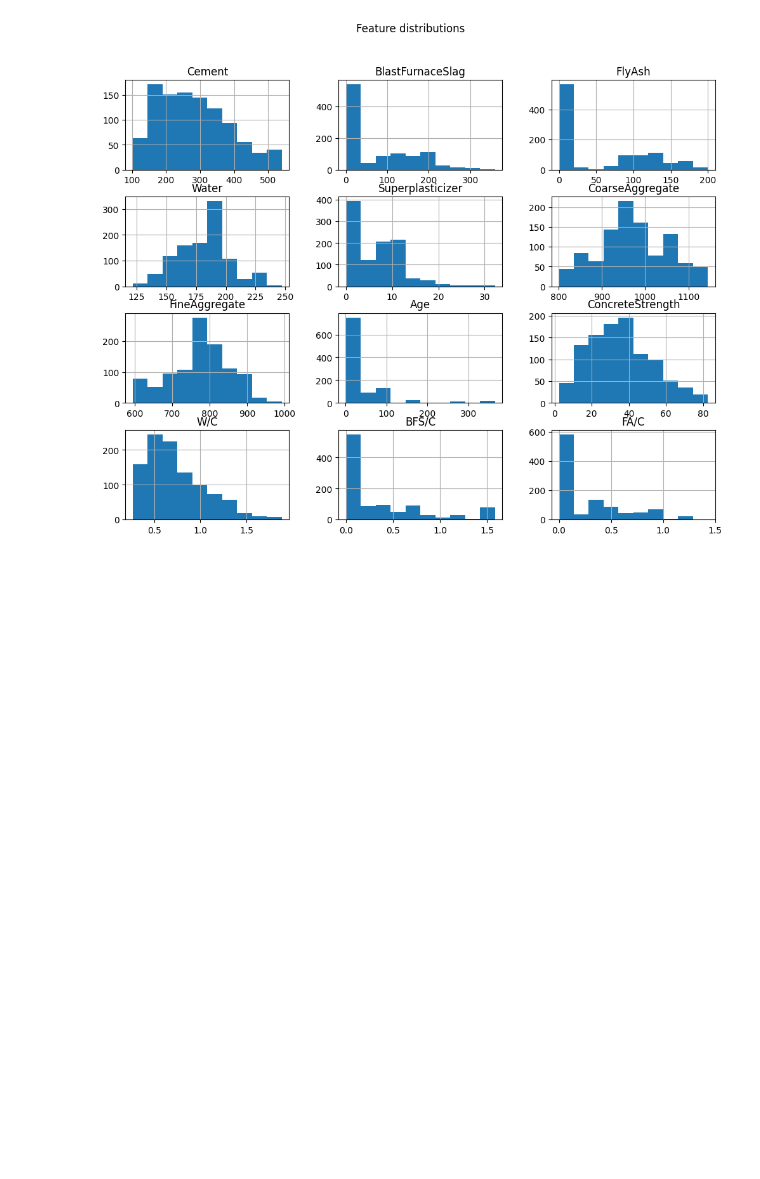
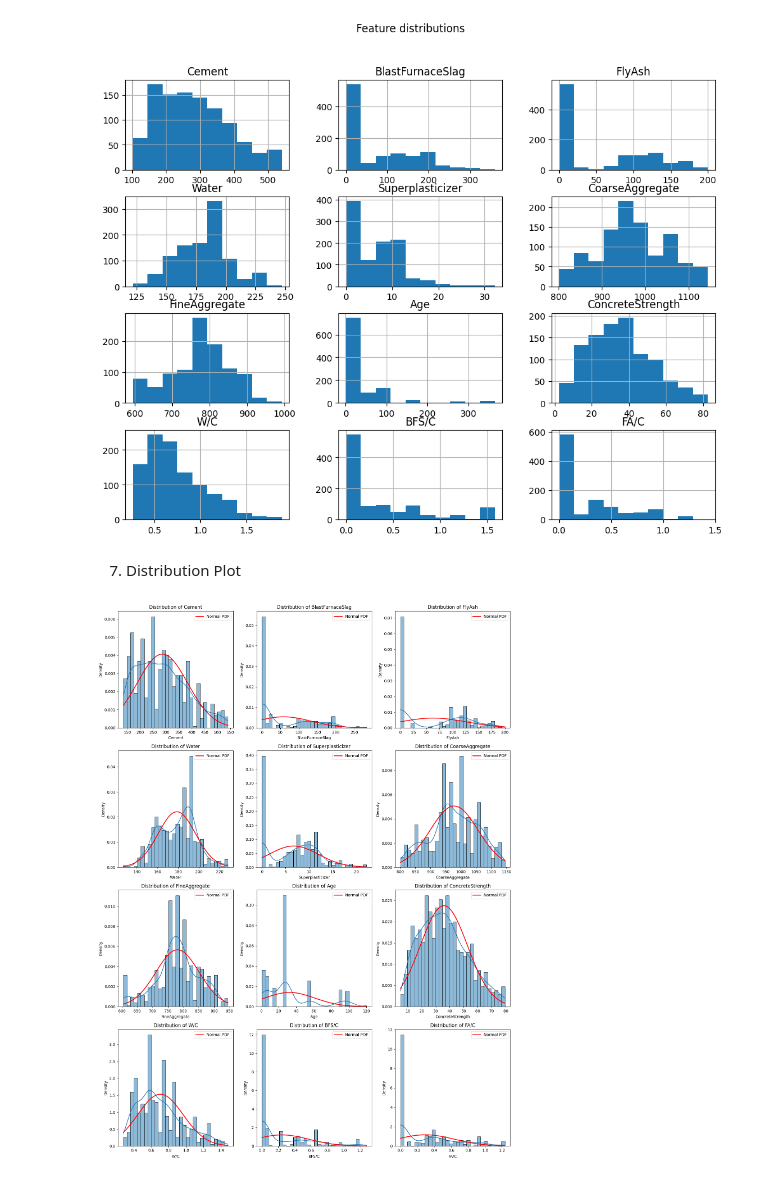
Before and after one commit to Bishwajeet56/ConcreteML, a Jupyter notebook: Concrete_Strength_Prediction.ipynb, the cells around one changed output. Cells and saved outputs as stored; diff of their text form; code cells hidden in the pictures; blank space fills up the shorter version.

```diff
--- a/Concrete_Strength_Prediction.ipynb
+++ b/Concrete_Strength_Prediction.ipynb
@@ -92,3 +112,34 @@ plt.suptitle("Feature distributions")
 plt.show()
 # %% [output]
 [figure]
+# %% [markdown]
+7. Distribution Plot
+# %%
+ncols = 3  # number of plots per row
+nrows = int(np.ceil(len(numeric_cols) / ncols))
+
+fig, axes = plt.subplots(nrows=nrows, ncols=ncols, figsize=(15, 5*nrows))
+axes = axes.flatten()  # make it 1D for easy indexing
+
+for i, col in enumerate(numeric_cols):
+    ax = axes[i]
+
+    # Histogram + KDE
+    sns.histplot(df_clean[col], kde=True, stat="density", bins=30, ax=ax)
+
+    # Overlay normal distribution curve
+    mu, sigma = df_clean[col].mean(), df_clean[col].std()
+    x = np.linspace(df_clean[col].min(), df_clean[col].max(), 100)
+    ax.plot(x, stats.norm.pdf(x, mu, sigma), 'r', lw=2, label="Normal PDF")
+
+    ax.set_title(f"Distribution of {col}")
+    ax.legend()
+
+# Hide any extra empty subplots
+for j in range(i+1, len(axes)):
+    fig.delaxes(axes[j])
+
+plt.tight_layout()
+plt.show()
+# %% [output]
+[figure, added]
```
Also changed, not shown: parts of 28 cells of this notebook.
